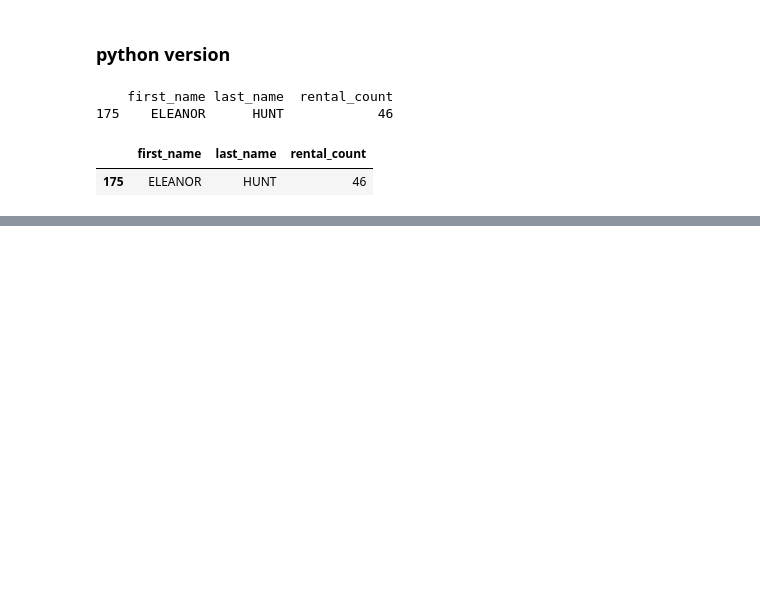
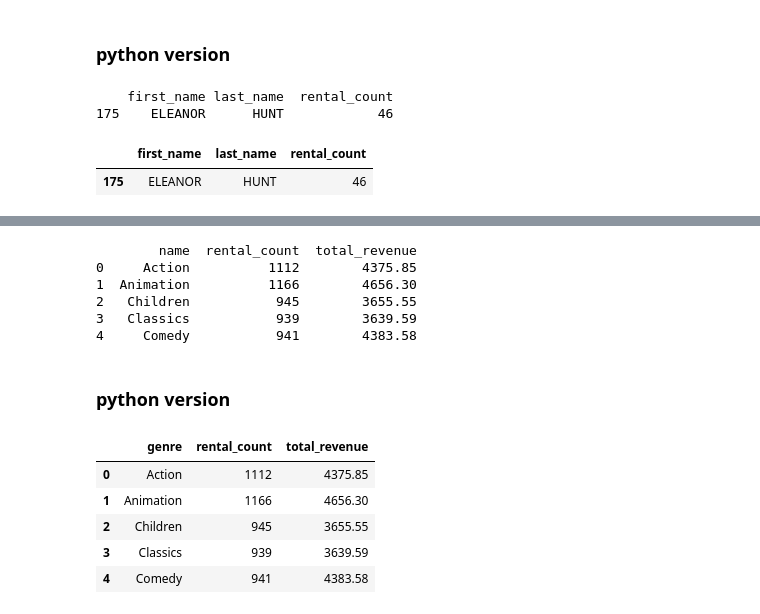
Before and after one commit to cenkerarin/lotus-practice, a Jupyter notebook: practice.ipynb, the cells around one changed output, grey strips where cells are left out. Drawn from its saved outputs; the diff is of its cells as text; code cells hidden in the pictures; blank space fills up the shorter version.

```diff
--- a/practice.ipynb
+++ b/practice.ipynb
@@ -677,0 +876,59 @@ df.sort_values('rental_count', ascending=False).head(1)
+# %%
+query = """
+SELECT category.name, COUNT(rental.rental_id) AS rental_count, SUM(payment.amount) AS total_revenue
+FROM category
+JOIN film_category ON category.category_id = film_category.category_id
+JOIN film ON film_category.film_id = film.film_id
+JOIN inventory ON film.film_id = inventory.film_id
+JOIN rental ON inventory.inventory_id = rental.inventory_id
+JOIN payment ON rental.rental_id = payment.rental_id
+GROUP BY category.name;
+"""
+df = pd.read_sql_query(query, conn)
+print(df.head())
+# %% [output]
+        name  rental_count  total_revenue
+0     Action          1112        4375.85
+1  Animation          1166        4656.30
+2   Children           945        3655.55
+3   Classics           939        3639.59
+4     Comedy           941        4383.58
+# %% [markdown]
+### python version
+# %%
+rental_df = pd.read_sql_query("SELECT * FROM rental", conn)
+payment_df = pd.read_sql_query("SELECT * FROM payment", conn)
+film_df = pd.read_sql_query("SELECT * FROM film", conn)
+category_df = pd.read_sql_query("SELECT * FROM category", conn)
+film_category_df = pd.read_sql_query("SELECT * FROM film_category", conn)
+inventory_df = pd.read_sql_query("SELECT * FROM inventory", conn)
+
+dropping_list = (film_df, category_df, film_category_df, inventory_df, rental_df, payment_df, customer_df)
+
+for df in dropping_list:
+    if 'last_update' in df.columns:
+        df.drop('last_update', axis=1, inplace=True)
+# %%
+f2c = film_category_df.merge(category_df, on="category_id", how="inner")
+f2ci = f2c.merge(film_df, on="film_id", how="inner")
+f2cii = f2ci.merge(inventory_df, on="film_id", how="inner")
+f2ciir = f2cii.merge(rental_df, on="inventory_id", how="inner")
+f2ciir_payment = f2ciir.merge(payment_df, on="rental_id", how="inner")
+
+df = f2ciir_payment.groupby(['name']).agg({
+    'rental_id': 'count',
+    'amount': 'sum'
+}).reset_index()
+
+df.sort_values('rental_id', ascending=False)
+
+df.columns = ['genre', 'rental_count', 'total_revenue']
+
+df.head()
+# %% [output]
+|  | genre | rental_count | total_revenue |
+| 0 | Action | 1112 | 4375.85 |
+| 1 | Animation | 1166 | 4656.30 |
+| 2 | Children | 945 | 3655.55 |
+| 3 | Classics | 939 | 3639.59 |
+| 4 | Comedy | 941 | 4383.58 |
```
Also changed, not shown: parts of 25 cells of this notebook.
